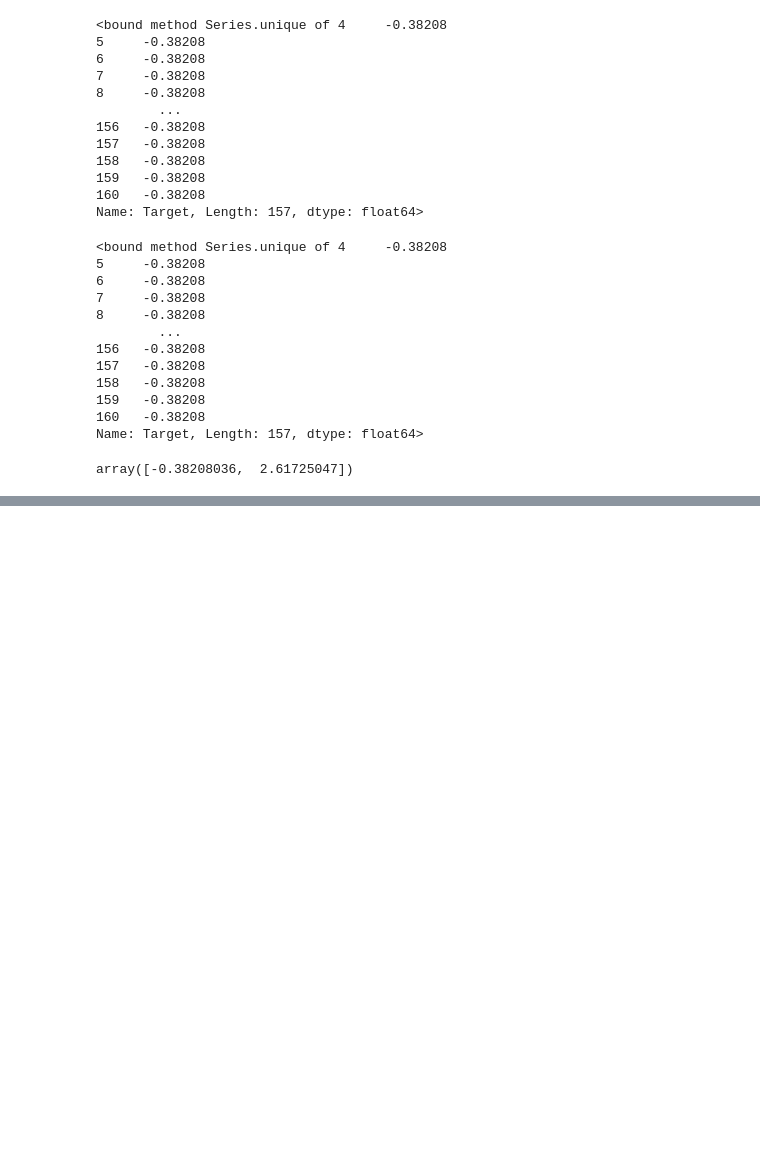
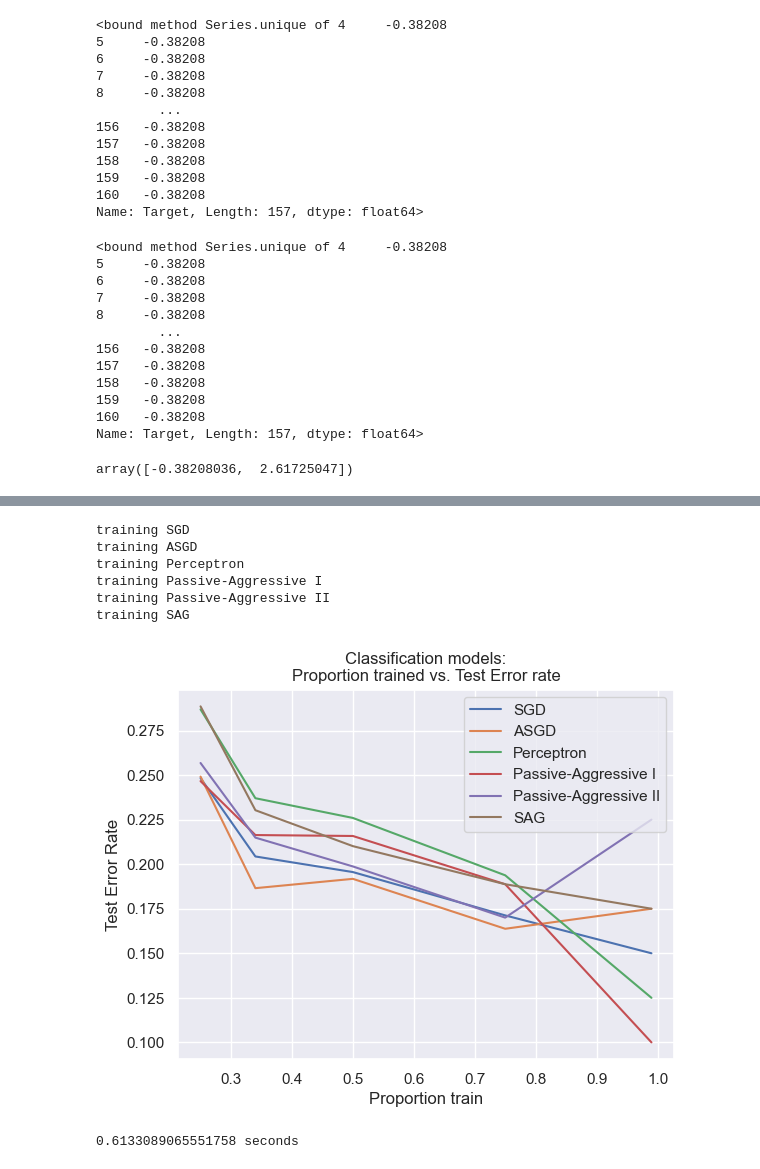
Before and after one commit to adomakor412/MSNT_Thesis_ML_CE, a Jupyter notebook: dfexp_prediction.ipynb, the cells around one changed output, grey strips where cells are left out. Saved outputs shown, nothing was run; the diff lists cells and outputs as text; code cells hidden in the pictures; blank space fills up the shorter version.

```diff
--- a/dfexp_prediction.ipynb
+++ b/dfexp_prediction.ipynb
@@ -323,0 +327,6 @@ array([-0.38208036,  2.61725047])
+# %%
+scaler = StandardScaler()
+standardized_features = scaler.fit_transform(dfexp[dfexp.columns[:-1]])
+
+X=standardized_features
+y= dfexp['Target']
@@ -323,0 +353,49 @@ array([-0.38208036,  2.61725047])
+# %%
+start = time.time()
+#heldout = [0.95, 0.90, 0.75, 0.50, 0.01] #works well for balanced dataset
+heldout = [0.75, 0.66, 0.50, 0.25, 0.01]
+rounds = 20
+
+classifiers = [
+    ("SGD", SGDClassifier(max_iter=100)),
+    ("ASGD", SGDClassifier(average=True)),
+    ("Perceptron", Perceptron()),
+    ("Passive-Aggressive I", PassiveAggressiveClassifier(loss='hinge',
+                                                         C=1.0, tol=1e-4)),
+    ("Passive-Aggressive II", PassiveAggressiveClassifier(loss='squared_hinge',
+                                                          C=1.0, tol=1e-4)),
+    ("SAG", LogisticRegression(solver='sag', tol=1e-1, C=1.e4 / X.shape[0]))
+]
+
+xx = 1. - np.array(heldout)
+
+for name, clf in classifiers:
+    print("training %s" % name)
+    rng = np.random.RandomState(42)
+    yy = []
+    for i in heldout:
+        yy_ = []
+        for r in range(rounds):
+            X_train, X_test, y_train, y_test = \
+                train_test_split(X, y, test_size=i, random_state=rng)
+            clf.fit(X_train, y_train)
+            y_pred = clf.predict(X_test)
+            yy_.append(1 - np.mean(y_pred == np.array(y_test)))
+        yy.append(np.mean(yy_))
+    plt.plot(xx, yy, label=name)
+plt.title('Classification models:\nProportion trained vs. Test Error rate')
+plt.legend(loc="upper right")
+plt.xlabel("Proportion train")
+plt.ylabel("Test Error Rate")
+plt.show()
+end = time.time()
+print(end-start, 'seconds')
+# %% [output]
+training SGD
+training ASGD
+training Perceptron
+training Passive-Aggressive I
+training Passive-Aggressive II
+training SAG
+[figure, added]
+0.6133089065551758 seconds
```
Also changed, not shown: parts of 9 cells of this notebook.
